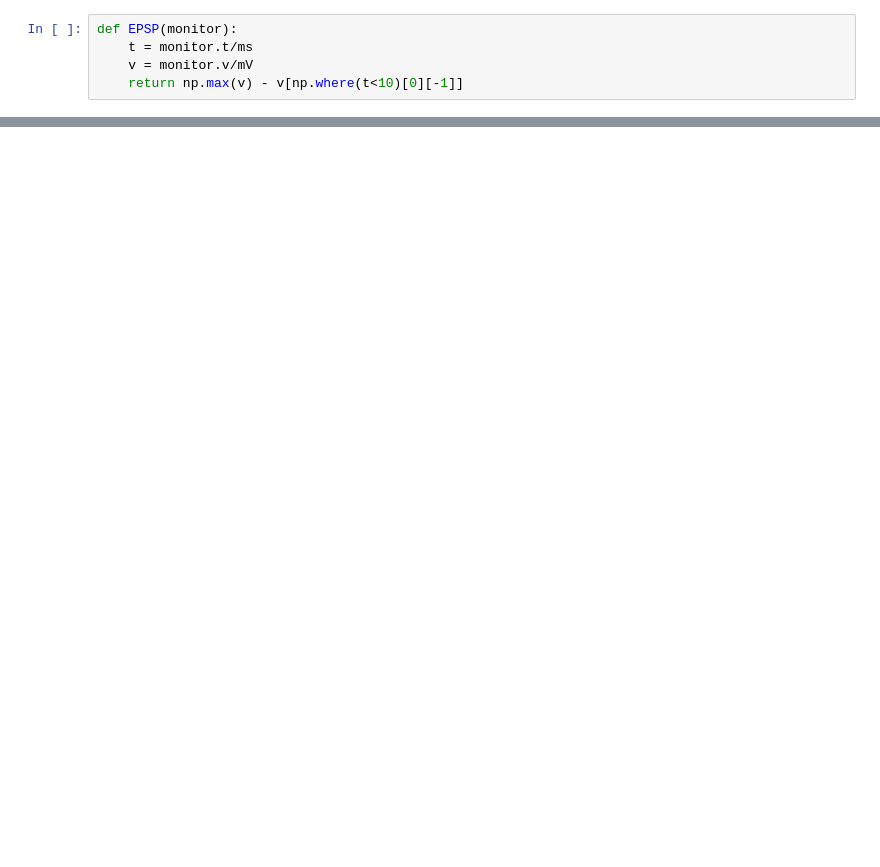
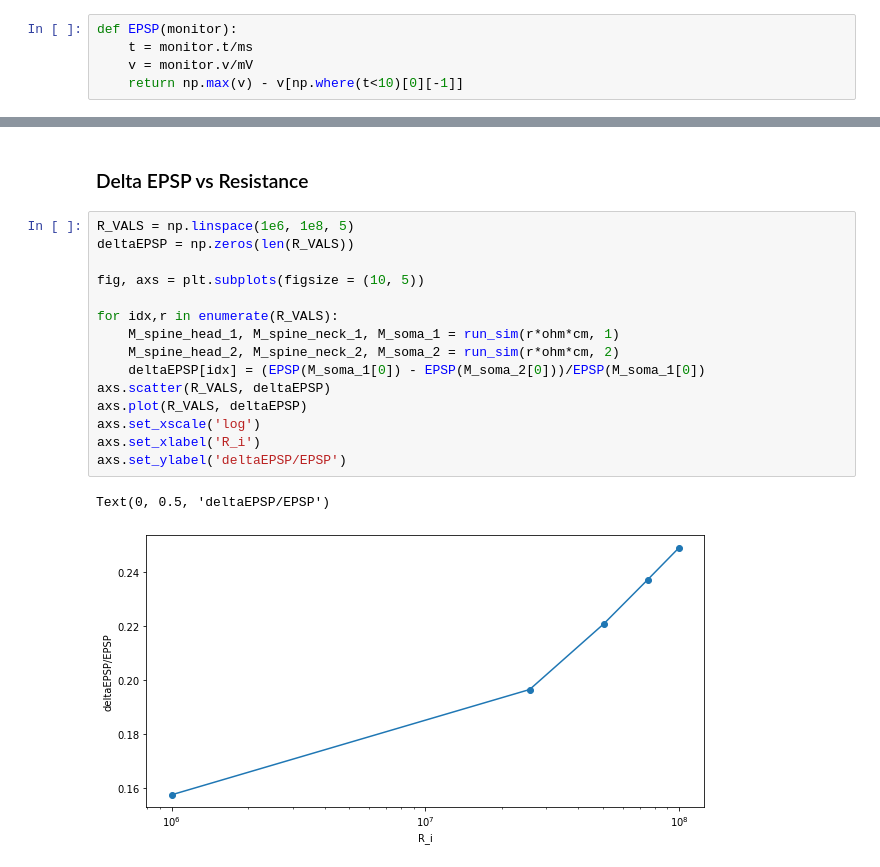
Before and after one commit to harpercho/dendritic-spines, a Jupyter notebook: simulation.ipynb, the cells around one changed output, grey strips where cells are left out. Drawn from its saved outputs; the diff is of its cells as text; blank space fills up the shorter version.

```diff
--- a/simulation.ipynb
+++ b/simulation.ipynb
@@ -170,0 +377,20 @@ fig
+# %% [markdown]
+### Delta EPSP vs Resistance
+# %%
+R_VALS = np.linspace(1e6, 1e8, 5)
+deltaEPSP = np.zeros(len(R_VALS))
+
+fig, axs = plt.subplots(figsize = (10, 5))
+
+for idx,r in enumerate(R_VALS):
+    M_spine_head_1, M_spine_neck_1, M_soma_1 = run_sim(r*ohm*cm, 1)
+    M_spine_head_2, M_spine_neck_2, M_soma_2 = run_sim(r*ohm*cm, 2)
+    deltaEPSP[idx] = (EPSP(M_soma_1[0]) - EPSP(M_soma_2[0]))/EPSP(M_soma_1[0])
+axs.scatter(R_VALS, deltaEPSP)
+axs.plot(R_VALS, deltaEPSP)
+axs.set_xscale('log')
+axs.set_xlabel('R_i')
+axs.set_ylabel('deltaEPSP/EPSP')
+# %% [output]
+Text(0, 0.5, 'deltaEPSP/EPSP')
+[figure, added]
```
Also changed, not shown: parts of 15 cells of this notebook, 3 other files.
